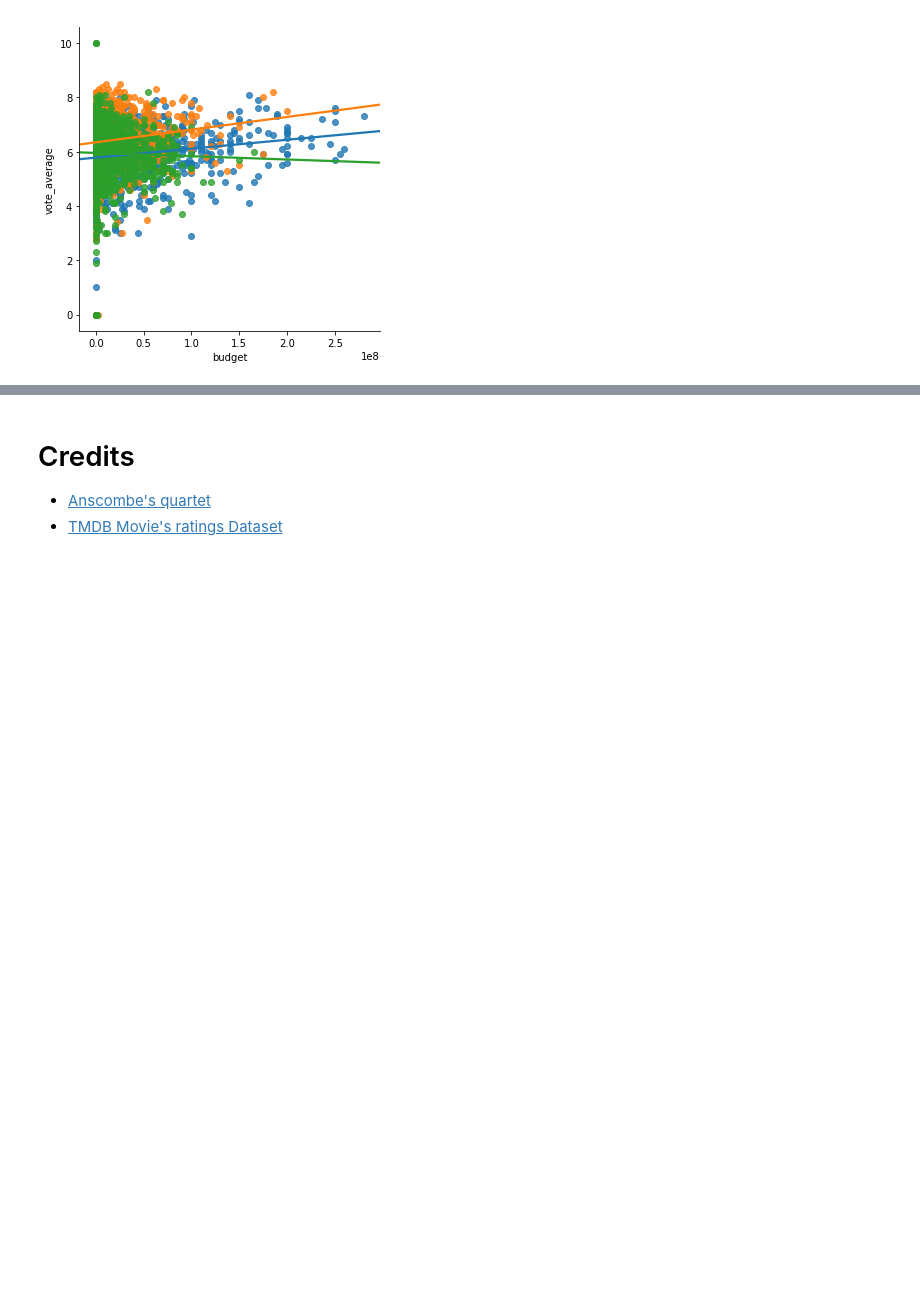
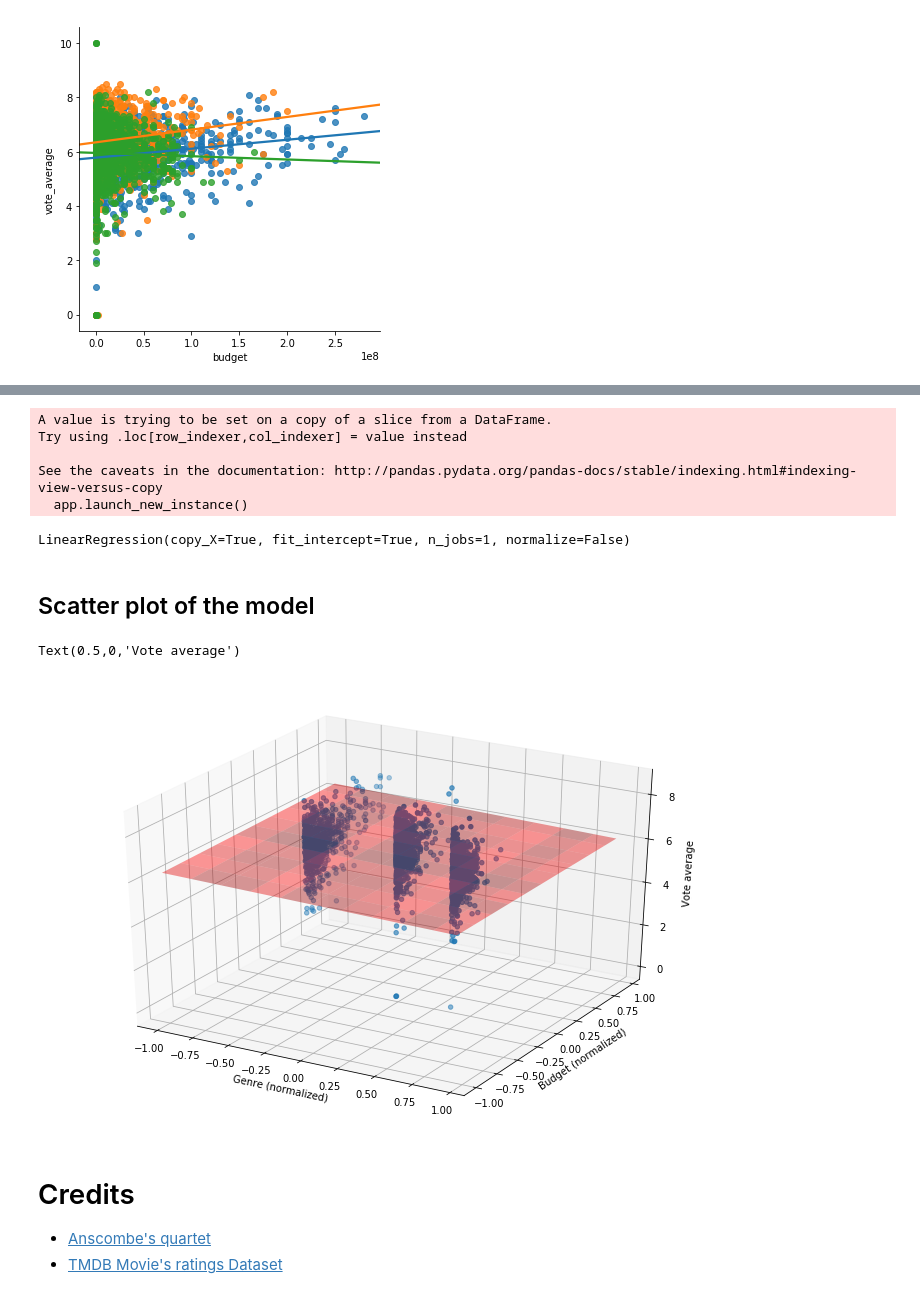
Before and after one commit to d8w/tmdb, a Jupyter notebook: TMDB data description and basic stats.ipynb, the cells around one changed output, grey strips where cells are left out. Saved outputs shown, nothing was run; the diff lists cells and outputs as text; code cells hidden in the pictures; blank space fills up the shorter version.

Commit message:
multivariate regression

```diff
--- a/TMDB data description and basic stats.ipynb
+++ b/TMDB data description and basic stats.ipynb
@@ -305,0 +303,3 @@ array(['Action', 'Adventure', 'Fantasy', 'Animation', 'Science Fiction',
+# %%
+genres = df['genre'].dropna().unique()
+genres
@@ -324,3 +336,44 @@ g=sns.lmplot(x="budget", y="vote_average", hue="genre", col="genre", data=df_top
+# %%
+X = df_positive_budget[['budget','genre']]
+Y = df_positive_budget[['vote_average']]
+X['genre'] =X['genre'].apply(lambda x: genres.tolist().index(x))
+X_norm = (X - X.mean()) / (X.max() - X.min())
+# %% [output]
+A value is trying to be set on a copy of a slice from a DataFrame.
+Try using .loc[row_indexer,col_indexer] = value instead
+
+See the caveats in the documentation: http://pandas.pydata.org/pandas-docs/stable/indexing.html#indexing-view-versus-copy
+  app.launch_new_instance()
+# %%
+regressor = LinearRegression()
+regressor.fit(X_norm, Y)
+# regressor.intercept_
+# coeff_df = pd.DataFrame(regressor.coef_, X.columns, columns=['Coefficient'])
+# %% [output]
+LinearRegression(copy_X=True, fit_intercept=True, n_jobs=1, normalize=False)
+# %% [markdown]
+## Scatter plot of the model
+# %%
+plt.rcParams['figure.figsize'] = (12, 8)
+
+fig = plt.figure()
+ax = fig.add_subplot(111, projection='3d')
+
+# points in the (x, y) plane.
+x = np.arange(-1, 1, 0.05)
+y = np.arange(-1, 1, 0.05)
+x, y = np.meshgrid(x, y)
+
+z =regressor.intercept_ + x * regressor.coef_.flatten()[0] + y * regressor.coef_.flatten()[1]
+ax.plot_surface(x, y, z,rstride=4, cstride=4, alpha=0.4, color='red')
+
+ax.scatter(X_norm['genre'],X_norm['budget'],Y)
+ax.set_xlabel('Genre (normalized)')
+ax.set_ylabel('Budget (normalized)')
+ax.set_zlabel('Vote average')
+# %% [output]
+Text(0.5,0,'Vote average')
+[figure, added]
 # %% [markdown]
 # Credits
 * [Anscombe's quartet](https://en.wikipedia.org/wiki/Anscombe's_quartet)
```
Also changed, not shown: parts of 5 cells of this notebook.
